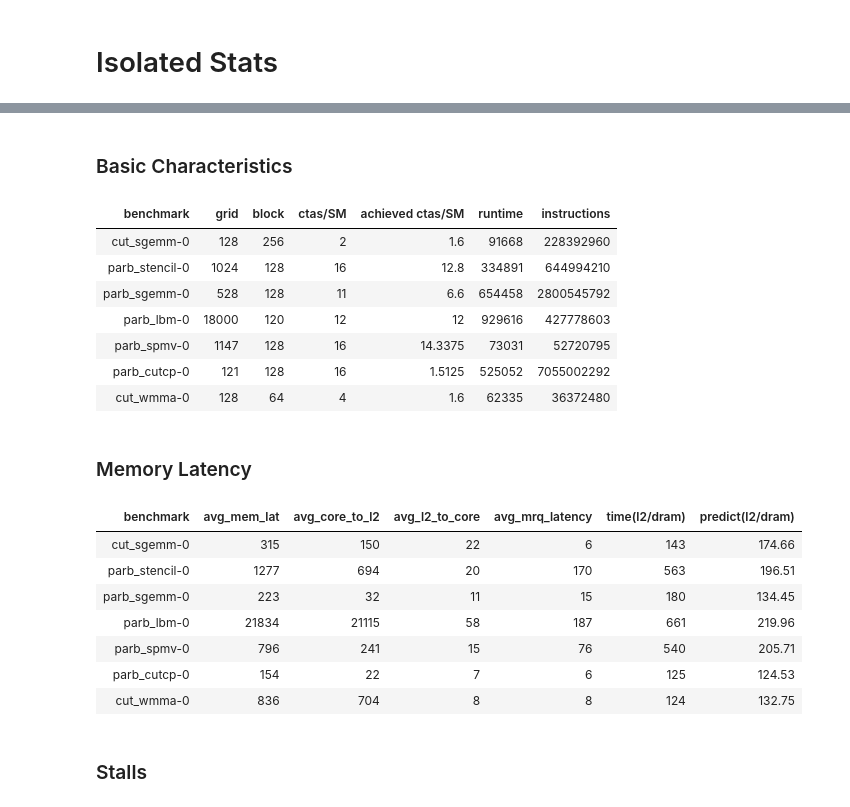
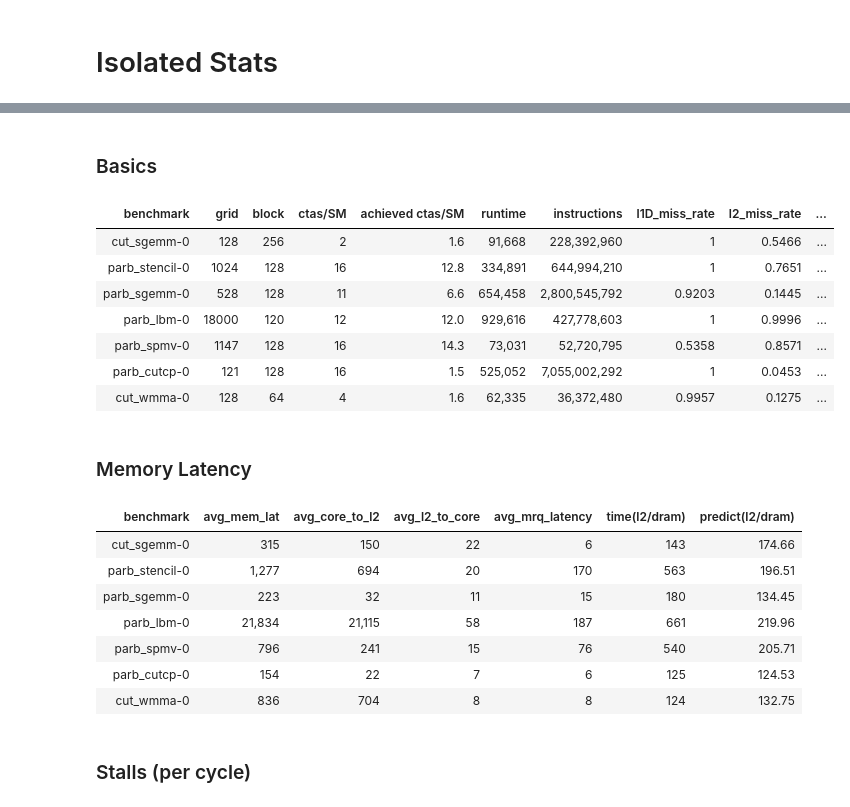
Before and after one commit to UofT-EcoSystem/gpgpu-sim_simulations, a Jupyter notebook: util/job_launching/results/gen-table.ipynb, the cells around one changed output, grey strips where cells are left out. Drawn from its saved outputs; the diff is of its cells as text; code cells hidden in the pictures.

```diff
--- a/util/job_launching/results/gen-table.ipynb
+++ b/util/job_launching/results/gen-table.ipynb
@@ -3,7 +3,9 @@ import numpy as np
 import matplotlib.pyplot as plt
 import pandas as pd
 from tabulate import tabulate
+import re
 
+# formatting
 pd.options.display.float_format = '{:,}'.format
 table_style = [{'selector': 'tr:nth-of-type(odd)',
   'props': [('background', '#eee')]},
@@ -13,11 +15,34 @@ table_style = [{'selector': 'tr:nth-of-type(odd)',
   'props': [('background', '#606060'),
             ('color', 'white'),
             ('font-family', 'verdana'),
-            ("font-size", "150%")]},
+            ("font-size", "100%")]},
  {'selector': 'td',
   'props': [('font-family', 'verdana'),
-            ("font-size", "150%")]},
+            ("font-size", "100%"),
+            ("font-weight", "bold")]},
+ {'selector': 'tr:hover',
+  'props': [('background-color', '#ffffcc')]}
 ]
+
+bench = {'cut_sgemm-0':0, 'cut_wmma-0': 0, 'parb_stencil-0': 1, 'parb_sgemm-0': 0,
+        'parb_lbm-0': 1, 'parb_spmv-0': 1, 'parb_cutcp-0': 0}
+
+def color_CM(s):
+    '''
+    color compute intensive green and memory intensive red
+    '''
+    if bench[s['benchmark']] == 0:
+        # compute intensive
+        return ['color: #5fba7d' for v in s]
+    else:
+        return ['color: #d65f5f' for v in s]
+
+def color_CM_pair(s):
+    return ['color: #5fba7d' if bench[v] == 0 else 'color: #d65f5f' for v in s]
+
+def avg_array(s):
+    result = [np.average(np.array(v[1:-1].split(' ')).astype(float)) for v in s]
+    return result
 # %% [markdown]
 # Isolated Stats
 # %%
@@ -35,27 +60,38 @@ Index(['benchmark', 'grid_x', 'grid_y', 'grid_z', 'block_x', 'block_y',
       dtype='object')
-# %% [markdown]
-### Basic Characteristics
+# %% [markdown]
+### Basics
 # %%
 df['grid'] = df['grid_x'] * df['grid_y'] * df['grid_z']
 df['block'] = df['block_x'] * df['block_y'] * df['block_z']
 # df['runtime'] = df['runtime'].astype(float)
 df['achieved ctas/SM'] = pd.DataFrame([basic['grid'] / 80, df['ctas/SM']]).min()
+df['avg_dram_bw'] = df['dram_bw'].transform(avg_array)
 
 
-basic = df[['benchmark', 'grid', 'block', 'ctas/SM', 'achieved ctas/SM', 'runtime', 'instructions']]
+basic = df[['benchmark', 'grid', 'block', 'ctas/SM', 'achieved ctas/SM', 'runtime', 'instructions',
+           'l1D_miss_rate', 'l2_miss_rate', 'avg_dram_bw']]
 
 
 # style the table
-basic.style.set_table_styles(table_style).hide_index()
+basic.style.set_table_styles(table_style).hide_index()\
+            .format({'runtime': "{:,}", 'instructions': '{:,}',
+                     'achieved ctas/SM': '{:.1f}',
+#                      'avg_dram_bw':'{:.2f}'
+                    })\
+            .apply(color_CM, axis=1)
+
+
+# Observations:
+# 1. spmv has a relatively high L1D cache hit rate. We should somehow give higher priority to spmv in L1D
 # %% [output]
-| benchmark | grid | block | ctas/SM | achieved ctas/SM | runtime | instructions |
-| cut_sgemm-0 | 128 | 256 | 2 | 1.6 | 91668 | 228392960 |
-| parb_stencil-0 | 1024 | 128 | 16 | 12.8 | 334891 | 644994210 |
-| parb_sgemm-0 | 528 | 128 | 11 | 6.6 | 654458 | 2800545792 |
-| parb_lbm-0 | 18000 | 120 | 12 | 12 | 929616 | 427778603 |
-| parb_spmv-0 | 1147 | 128 | 16 | 14.3375 | 73031 | 52720795 |
-| parb_cutcp-0 | 121 | 128 | 16 | 1.5125 | 525052 | 7055002292 |
-| cut_wmma-0 | 128 | 64 | 4 | 1.6 | 62335 | 36372480 |
+| benchmark | grid | block | ctas/SM | achieved ctas/SM | runtime | instructions | l1D_miss_rate | l2_miss_rate | ... |
+| cut_sgemm-0 | 128 | 256 | 2 | 1.6 | 91,668 | 228,392,960 | 1 | 0.5466 | ... |
+| parb_stencil-0 | 1024 | 128 | 16 | 12.8 | 334,891 | 644,994,210 | 1 | 0.7651 | ... |
+| parb_sgemm-0 | 528 | 128 | 11 | 6.6 | 654,458 | 2,800,545,792 | 0.9203 | 0.1445 | ... |
+| parb_lbm-0 | 18000 | 120 | 12 | 12.0 | 929,616 | 427,778,603 | 1 | 0.9996 | ... |
+| parb_spmv-0 | 1147 | 128 | 16 | 14.3 | 73,031 | 52,720,795 | 0.5358 | 0.8571 | ... |
+| parb_cutcp-0 | 121 | 128 | 16 | 1.5 | 525,052 | 7,055,002,292 | 1 | 0.0453 | ... |
+| cut_wmma-0 | 128 | 64 | 4 | 1.6 | 62,335 | 36,372,480 | 0.9957 | 0.1275 | ... |
 # %% [markdown]
 ### Memory Latency
 # %%
@@ -70,18 +106,20 @@ mem = df[['benchmark', 'avg_mem_lat', 'avg_core_to_l2',
 
 
 # style the table
-mem.style.set_table_styles(table_style).hide_index()
+mem.style.set_table_styles(table_style).hide_index()\
+        .format({'avg_mem_lat': "{:,}", 'avg_core_to_l2':'{:,}'})\
+        .apply(color_CM, axis=1)
 # %% [output]
 | benchmark | avg_mem_lat | avg_core_to_l2 | avg_l2_to_core | avg_mrq_latency | time(l2/dram) | predict(l2/dram) |
 | cut_sgemm-0 | 315 | 150 | 22 | 6 | 143 | 174.66 |
-| parb_stencil-0 | 1277 | 694 | 20 | 170 | 563 | 196.51 |
+| parb_stencil-0 | 1,277 | 694 | 20 | 170 | 563 | 196.51 |
 | parb_sgemm-0 | 223 | 32 | 11 | 15 | 180 | 134.45 |
-| parb_lbm-0 | 21834 | 21115 | 58 | 187 | 661 | 219.96 |
+| parb_lbm-0 | 21,834 | 21,115 | 58 | 187 | 661 | 219.96 |
 | parb_spmv-0 | 796 | 241 | 15 | 76 | 540 | 205.71 |
 | parb_cutcp-0 | 154 | 22 | 7 | 6 | 125 | 124.53 |
 | cut_wmma-0 | 836 | 704 | 8 | 8 | 124 | 132.75 |
 # %% [markdown]
-### Stalls
+### Stalls (per cycle)
 # %%
 stall = df[['stall_core_ldst', 'stall_icnt_to_l2', 'l2_rshr_entry_fail',
        'l2_rshr_merge_fail', 'stall_l2_to_icnt']].div(df[['runtime']].iloc[:, 0], axis=0)
```
Also changed, not shown: parts of 16 cells of this notebook.
